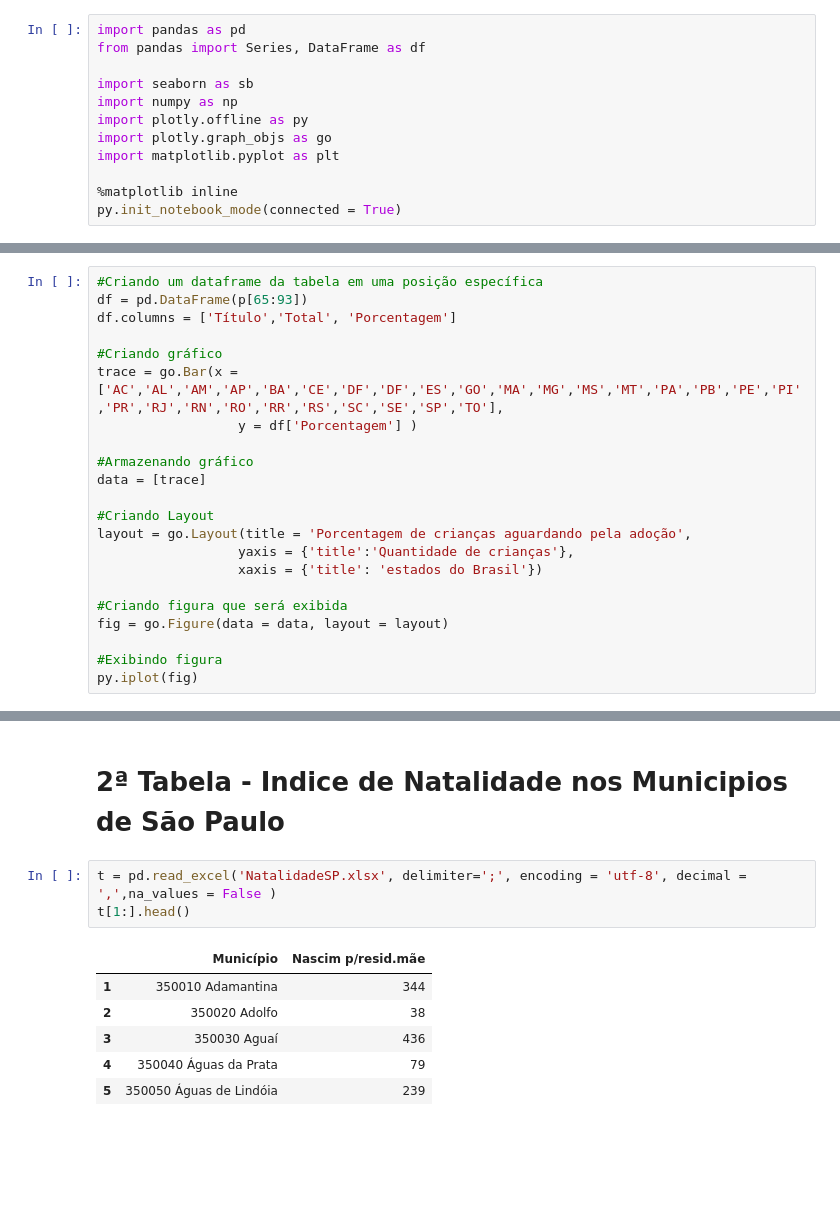
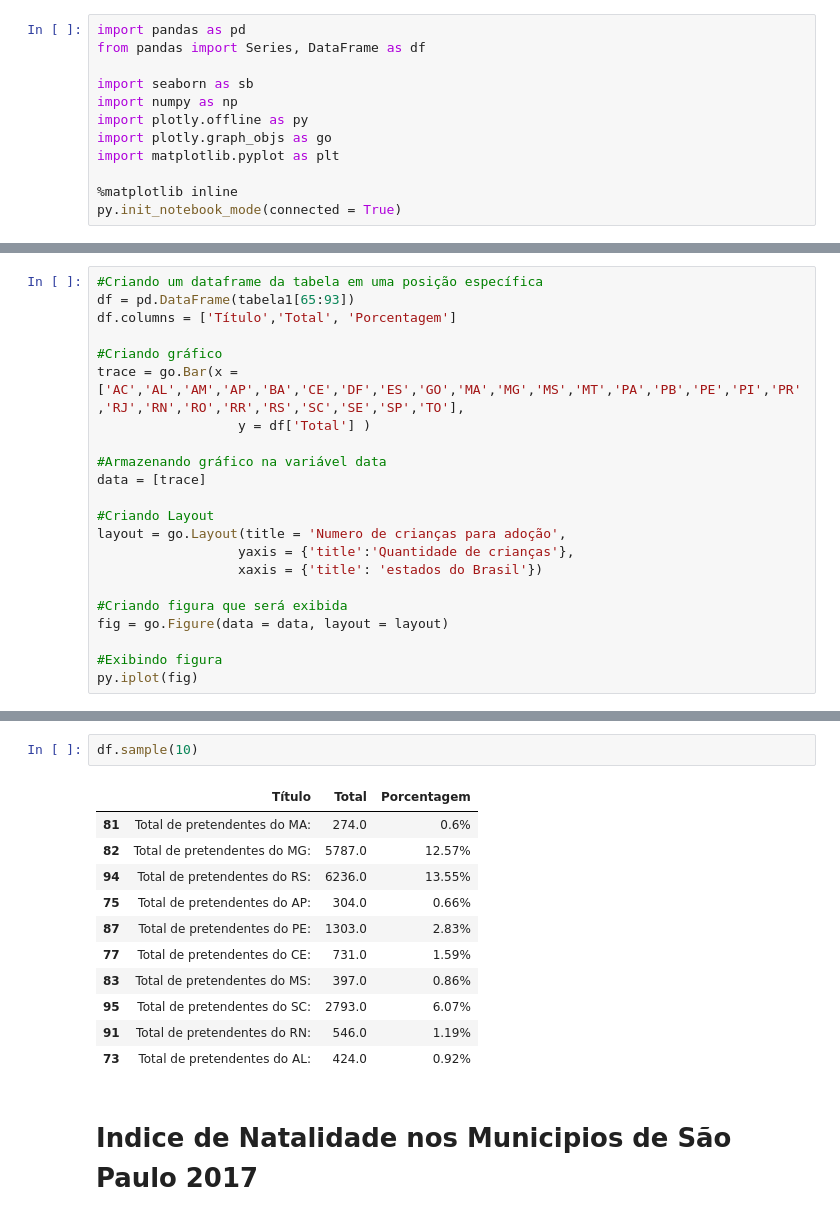
Before and after one commit to little-tabu/Analise_Dados_CNA, a Jupyter notebook: Adocao.ipynb, the cells around one changed output, grey strips where cells are left out. Cells and saved outputs as stored; diff of their text form; blank space fills up the shorter version.

```diff
--- a/Adocao.ipynb
+++ b/Adocao.ipynb
@@ -50,17 +64,17 @@ p.head(10)
 # %%
 #Criando um dataframe da tabela em uma posição específica
-df = pd.DataFrame(p[65:93])
+df = pd.DataFrame(tabela1[65:93])
 df.columns = ['Título','Total', 'Porcentagem']
 
 #Criando gráfico
-trace = go.Bar(x = ['AC','AL','AM','AP','BA','CE','DF','DF','ES','GO','MA','MG','MS','MT','PA','PB','PE','PI','PR','RJ','RN','RO','RR','RS','SC','SE','SP','TO'],
-                  y = df['Porcentagem'] )
+trace = go.Bar(x = ['AC','AL','AM','AP','BA','CE','DF','ES','GO','MA','MG','MS','MT','PA','PB','PE','PI','PR','RJ','RN','RO','RR','RS','SC','SE','SP','TO'],
+                  y = df['Total'] )
 
-#Armazenando gráfico
+#Armazenando gráfico na variável data
 data = [trace]
 
 #Criando Layout
-layout = go.Layout(title = 'Porcentagem de crianças aguardando pela adoção',
+layout = go.Layout(title = 'Numero de crianças para adoção',
                   yaxis = {'title':'Quantidade de crianças'},
                   xaxis = {'title': 'estados do Brasil'})
 
@@ -74,14 +111,17 @@ py.iplot(fig)
+# %%
+df.sample(10)
+# %% [output]
+|  | Título | Total | Porcentagem |
+| 81 | Total de pretendentes do MA: | 274.0 | 0.6% |
+| 82 | Total de pretendentes do MG: | 5787.0 | 12.57% |
+| 94 | Total de pretendentes do RS: | 6236.0 | 13.55% |
+| 75 | Total de pretendentes do AP: | 304.0 | 0.66% |
+| 87 | Total de pretendentes do PE: | 1303.0 | 2.83% |
+| 77 | Total de pretendentes do CE: | 731.0 | 1.59% |
+| 83 | Total de pretendentes do MS: | 397.0 | 0.86% |
+| 95 | Total de pretendentes do SC: | 2793.0 | 6.07% |
+| 91 | Total de pretendentes do RN: | 546.0 | 1.19% |
+| 73 | Total de pretendentes do AL: | 424.0 | 0.92% |
 # %% [markdown]
-
-2ª Tabela - Indice de Natalidade nos Municipios de São Paulo
+Indice de Natalidade nos Municipios de São Paulo 2017
 =======================================
-# %%
-t = pd.read_excel('NatalidadeSP.xlsx', delimiter=';', encoding = 'utf-8', decimal = ',',na_values = False )
-t[1:].head()
-# %% [output]
-|  | Município | Nascim p/resid.mãe |
-| 1 | 350010 Adamantina | 344 |
-| 2 | 350020 Adolfo | 38 |
-| 3 | 350030 Aguaí | 436 |
-| 4 | 350040 Águas da Prata | 79 |
-| 5 | 350050 Águas de Lindóia | 239 |
```
Also changed, not shown: parts of 18 cells of this notebook.
